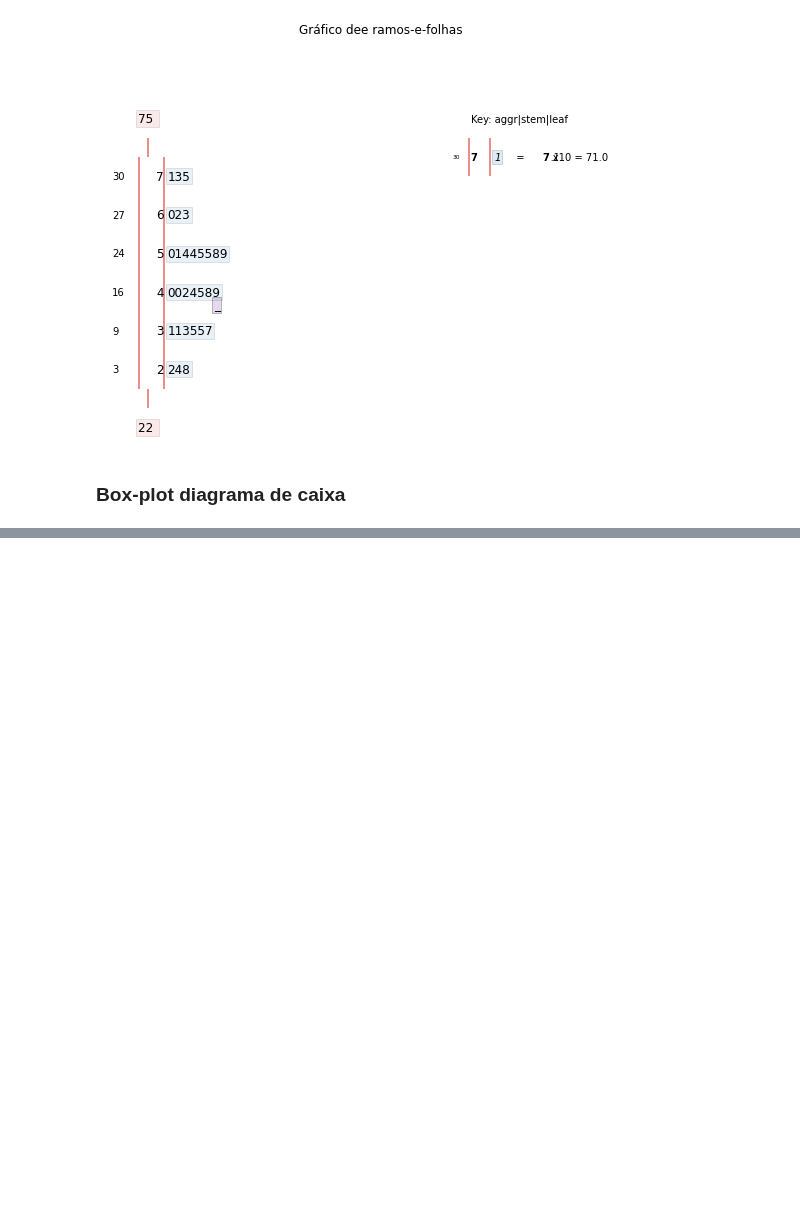
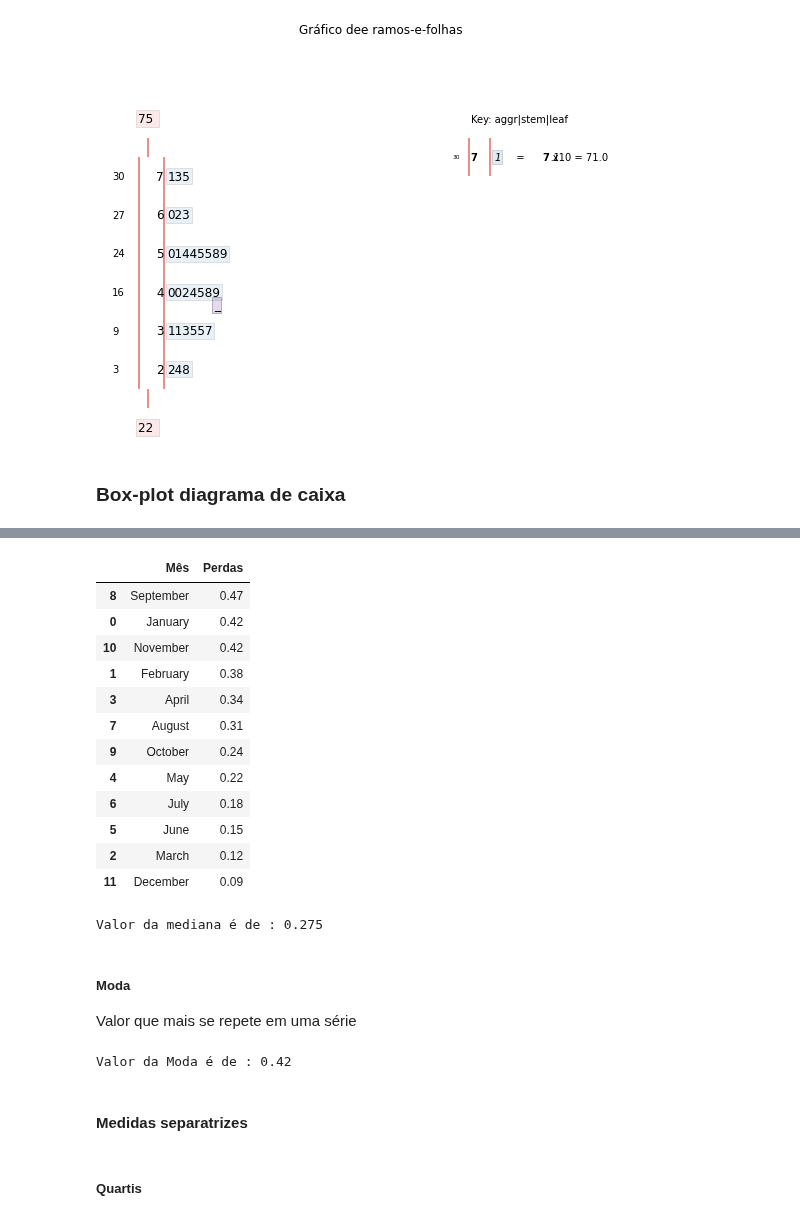
Before and after one commit to jvataidee/ManualdeAnalisedeDadosPython, a Jupyter notebook: cap2_estatistica_descritiva_univariada.ipynb, the cells around one changed output, grey strips where cells are left out. Drawn from its saved outputs; the diff is of its cells as text; code cells hidden in the pictures; blank space fills up the shorter version.

```diff
--- a/cap2_estatistica_descritiva_univariada.ipynb
+++ b/cap2_estatistica_descritiva_univariada.ipynb
@@ -216,7 +217,7 @@ plt.show()
 # %% [markdown]
 ### Gráfico de linhas
 # %%
-dados = pd.DataFrame([["January", 0.42],
+perdas_mes = pd.DataFrame([["January", 0.42],
                       ["February", 0.38],
                       ["March", 0.12],
                       ["April", 0.34],
@@ -229,8 +230,8 @@ dados = pd.DataFrame([["January", 0.42],
                       ["November", 0.42],
                       ["December", 0.09]])
 
-dados.columns = ["Mês", "Perdas"]
-dados
+perdas_mes.columns = ["Mês", "Perdas"]
+perdas_mes
 # %% [output]
 |  | Mês | Perdas |
 | 0 | January | 0.42 |
@@ -358,0 +398,32 @@ plt.show()
+# %%
+perdas_mes = perdas_mes.sort_values("Perdas", ascending=False)
+perdas_mes
+# %% [output]
+|  | Mês | Perdas |
+| 8 | September | 0.47 |
+| 0 | January | 0.42 |
+| 10 | November | 0.42 |
+| 1 | February | 0.38 |
+| 3 | April | 0.34 |
+| 7 | August | 0.31 |
+| 9 | October | 0.24 |
+| 4 | May | 0.22 |
+| 6 | July | 0.18 |
+| 5 | June | 0.15 |
+| 2 | March | 0.12 |
+| 11 | December | 0.09 |
+# %%
+print(f"Valor da mediana é de : {statistics.median(perdas_mes.Perdas)}")
+# %% [output]
+Valor da mediana é de : 0.275
+# %% [markdown]
+##### Moda
+Valor que mais se repete em uma série
+# %%
+print(f"Valor da Moda é de : { statistics.mode(perdas_mes.Perdas)}")
+# %% [output]
+Valor da Moda é de : 0.42
+# %% [markdown]
+#### Medidas separatrizes
+# %% [markdown]
+##### Quartis
```
Also changed, not shown: parts of 13 cells of this notebook.
